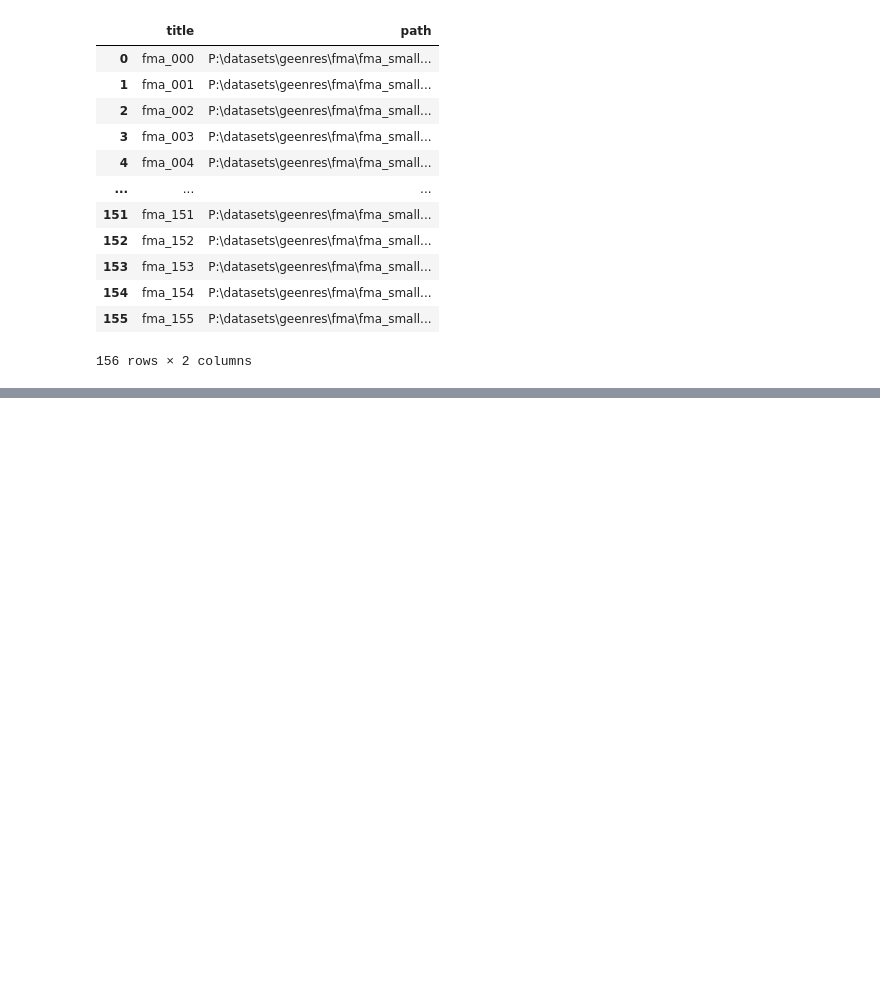
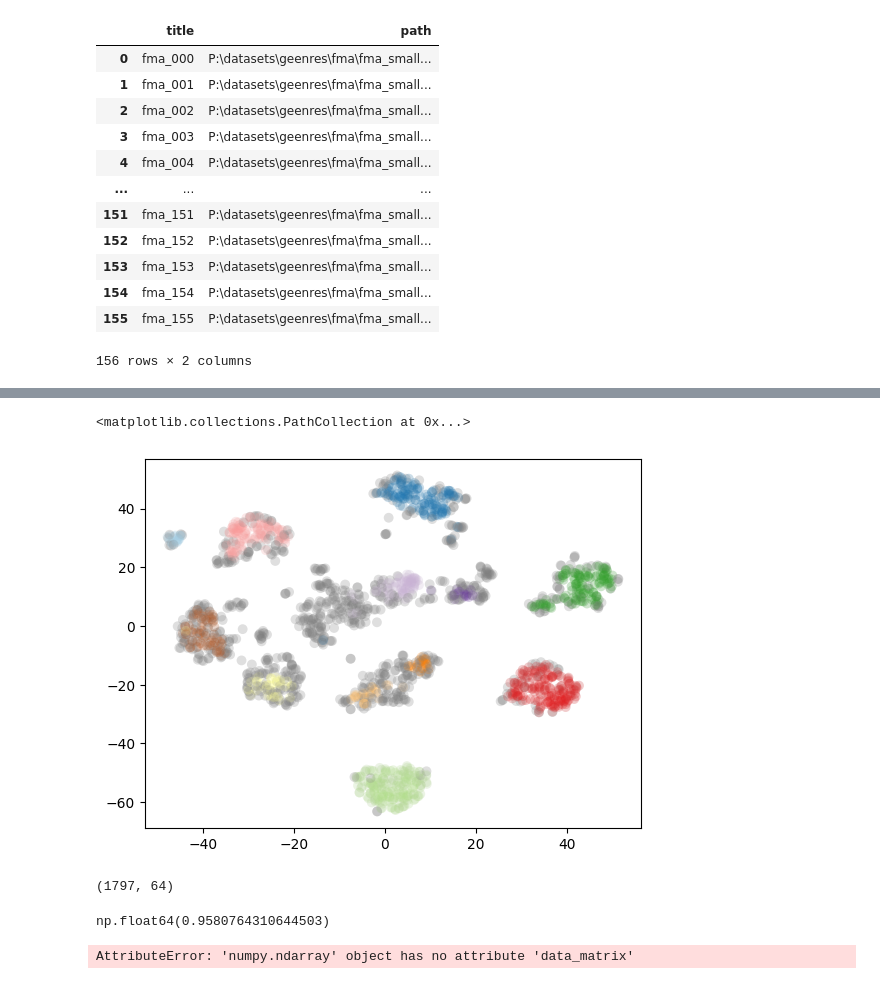
Before and after one commit to PulyaPolya/genres, a Jupyter notebook: ast_transfer.ipynb, the cells around one changed output, grey strips where cells are left out. Saved outputs shown, nothing was run; the diff lists cells and outputs as text; code cells hidden in the pictures; blank space fills up the shorter version.

Commit message:
trying clustering beat this

```diff
--- a/ast_transfer.ipynb
+++ b/ast_transfer.ipynb
@@ -1136,0 +1186,26 @@ dataset_path_fma.to_csv("dataset_paths_fma.csv", index = False)
+# %%
+clusterer = hdbscan.HDBSCAN(min_cluster_size=10, prediction_data=True).fit(data)
+color_palette = sns.color_palette('Paired', 12)
+cluster_colors = [color_palette[x] if x >= 0
+                  else (0.5, 0.5, 0.5)
+                  for x in clusterer.labels_]
+cluster_member_colors = [sns.desaturate(x, p) for x, p in
+                         zip(cluster_colors, clusterer.probabilities_)]
+plt.scatter(*projection.T, s=50, linewidth=0, c=cluster_member_colors, alpha=0.25)
+# %% [output]
+<matplotlib.collections.PathCollection at 0x...>
+[figure, added]
+# %%
+data.shape
+# %% [output]
+(1797, 64)
+# %%
+clusterer.probabilities_[0]
+# %% [output]
+np.float64(0.9580764310644503)
+# %%
+import skfda
+fuzzy_kmeans = skfda.ml.clustering.FuzzyCMeans(random_state=0, n_clusters=2)
+fuzzy_kmeans.fit(data)
+# %% [output]
+AttributeError: 'numpy.ndarray' object has no attribute 'data_matrix'
```
Also changed, not shown: parts of 10 cells of this notebook, 2 other files.
